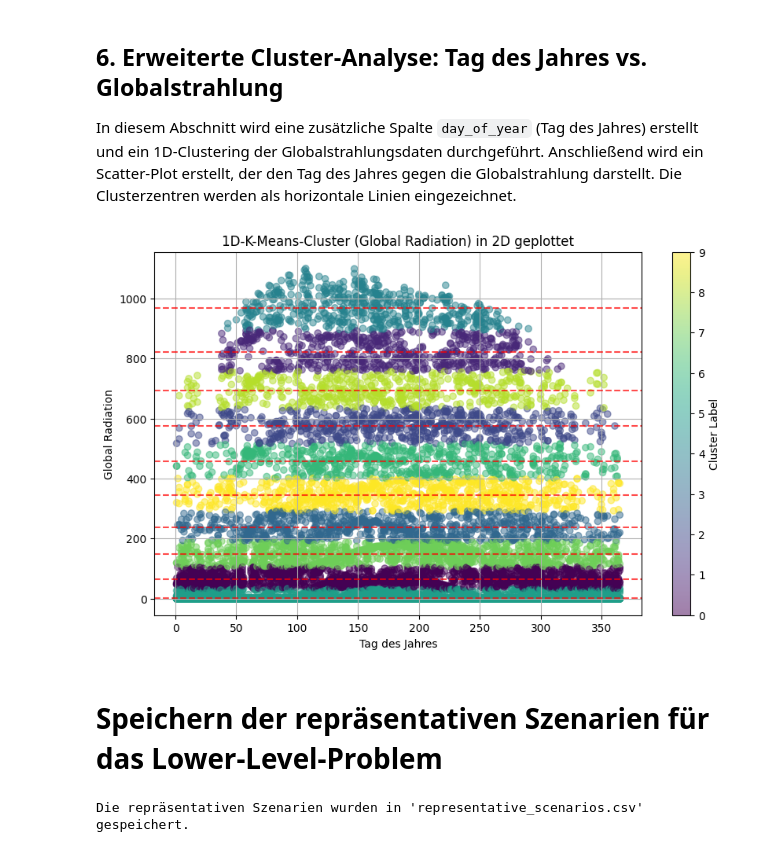
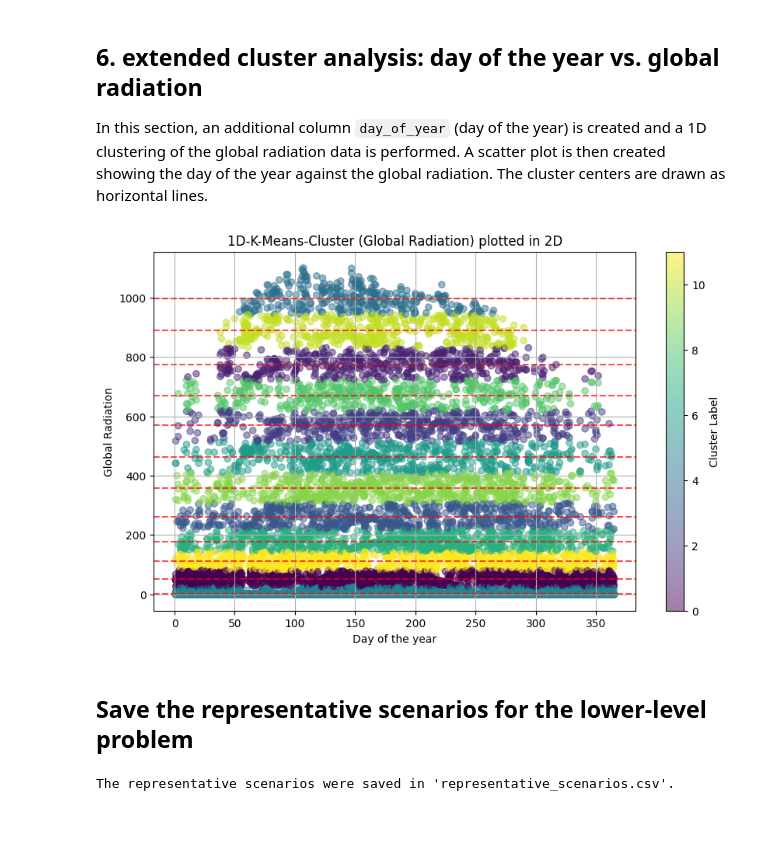
Before and after one commit to czwiessler/AMOProject, a Jupyter notebook: MonteCarlo_Simulation.ipynb, the cells around one changed output. Cells and saved outputs as stored; diff of their text form; code cells hidden in the pictures; blank space fills up the shorter version.

Commit message:
some improvements, 12 clusters

```diff
--- a/MonteCarlo_Simulation.ipynb
+++ b/MonteCarlo_Simulation.ipynb
@@ -175,53 +175,53 @@ plt.show()
 # %% [markdown]
-## 6. Erweiterte Cluster-Analyse: Tag des Jahres vs. Globalstrahlung
+## 6. extended cluster analysis: day of the year vs. global radiation
 
-In diesem Abschnitt wird eine zusätzliche Spalte `day_of_year` (Tag des Jahres) erstellt und ein 1D-Clustering der Globalstrahlungsdaten durchgeführt. Anschließend wird ein Scatter-Plot erstellt, der den Tag des Jahres gegen die Globalstrahlung darstellt. Die Clusterzentren werden als horizontale Linien eingezeichnet.
+In this section, an additional column `day_of_year` (day of the year) is created and a 1D clustering of the global radiation data is performed. A scatter plot is then created showing the day of the year against the global radiation. The cluster centers are drawn as horizontal lines.
 # %%
-# Erstelle die Spalte 'day_of_year'
+# Create the column 'day_of_year'
 df['day_of_year'] = df['time'].dt.dayofyear
 
-# Clustering basierend auf global_radiation (1D)
+# Clustering based on global_radiation (1D)
 X_1d = df['global_radiation'].values.reshape(-1, 1)
-k = 10  # Anzahl der Cluster
+k = 12  # Number of clusters
 kmeans_1d = KMeans(n_clusters=k, random_state=42)
 labels_1d = kmeans_1d.fit_predict(X_1d)
 
-# Scatter-Plot: Tag des Jahres vs. Globalstrahlung
+# Scatter plot: Day of the year vs. global radiation
 plt.figure(figsize=(10,6))
 scatter = plt.scatter(
     df['day_of_year'],          # x-Achse
     df['global_radiation'],     # y-Achse
     c=labels_1d,                # Cluster-Labels als Farbe
     cmap='viridis',
     alpha=0.5
 )
 plt.colorbar(scatter, label='Cluster Label')
-plt.xlabel('Tag des Jahres')
+plt.xlabel('Day of the year')
 plt.ylabel('Global Radiation')
-plt.title('1D-K-Means-Cluster (Global Radiation) in 2D geplottet')
+plt.title('1D-K-Means-Cluster (Global Radiation) plotted in 2D')
 plt.grid(True)
 
-# Anzeige der Clusterzentren als horizontale Linien
+# Display the cluster centers as horizontal lines
 centers_1d = kmeans_1d.cluster_centers_.flatten()
 for center in centers_1d:
     plt.axhline(center, color='red', linestyle='--', alpha=0.7)
 
 plt.show()
 # %% [output]
-[figure, old version]
+[figure, new version]
 # %% [markdown]
-# Speichern der repräsentativen Szenarien für das Lower-Level-Problem
+## Save the representative scenarios for the lower-level problem
 # %%
 
-# Erstelle ein DataFrame mit den repräsentativen Szenarien (Clusterzentren) und ihren Wahrscheinlichkeiten
+# Create a DataFrame with the representative scenarios (cluster centers) and their probabilities
 scenario_data = pd.DataFrame({
     'scenario_id': range(1, k + 1),
     'global_radiation': cluster_centers_sorted,
     'probability': cluster_probs_sorted
 })
 
-# Speichere die Daten in einer CSV-Datei
+# Save the data in a CSV file
 scenario_data.to_csv('representative_scenarios.csv', index=False)
-print("Die repräsentativen Szenarien wurden in 'representative_scenarios.csv' gespeichert.")
+print("The representative scenarios were saved in 'representative_scenarios.csv'.")
 # %% [output]
-Die repräsentativen Szenarien wurden in 'representative_scenarios.csv' gespeichert.
+The representative scenarios were saved in 'representative_scenarios.csv'.
```
Also changed, not shown: parts of 10 cells of this notebook, 1 other file.
